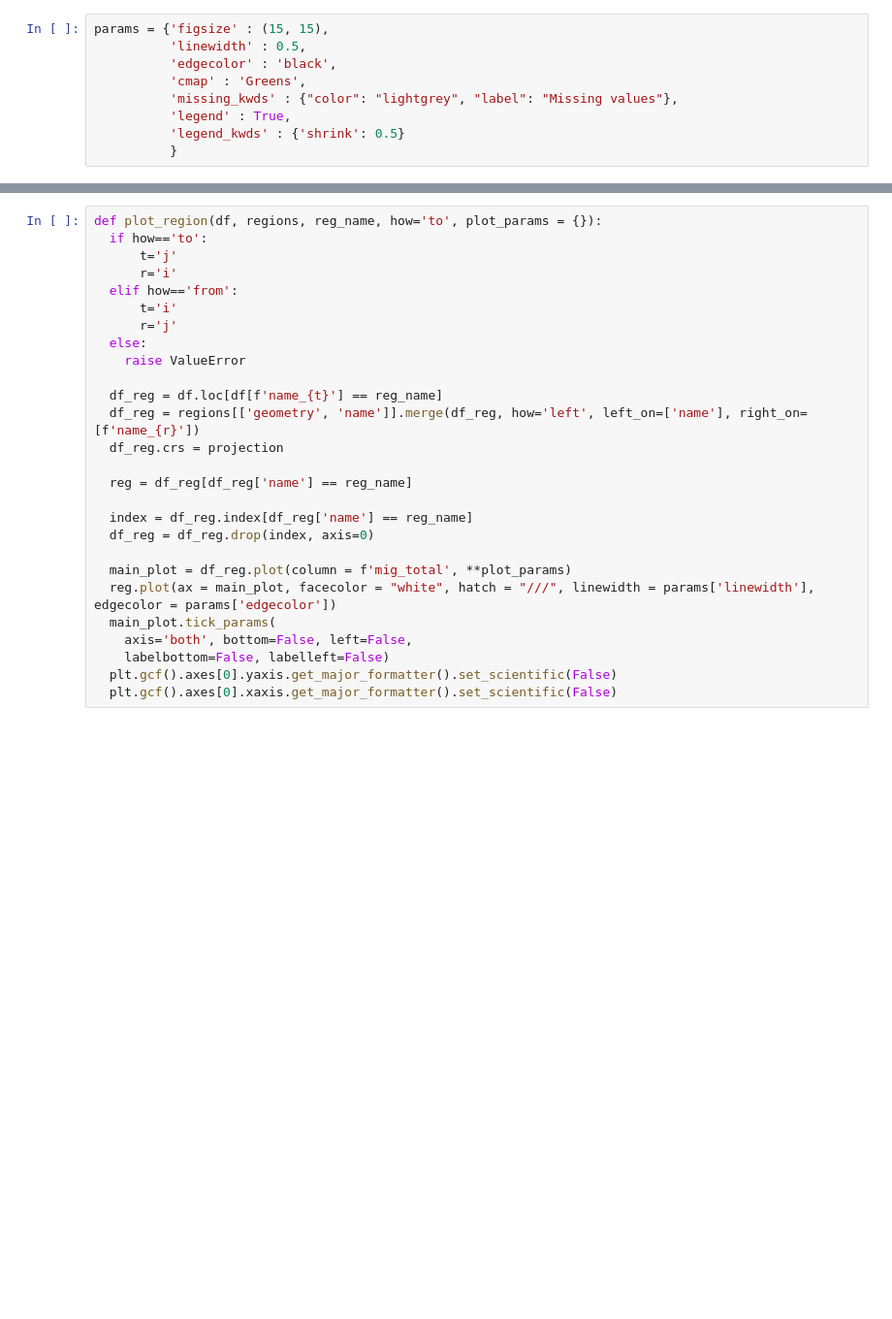
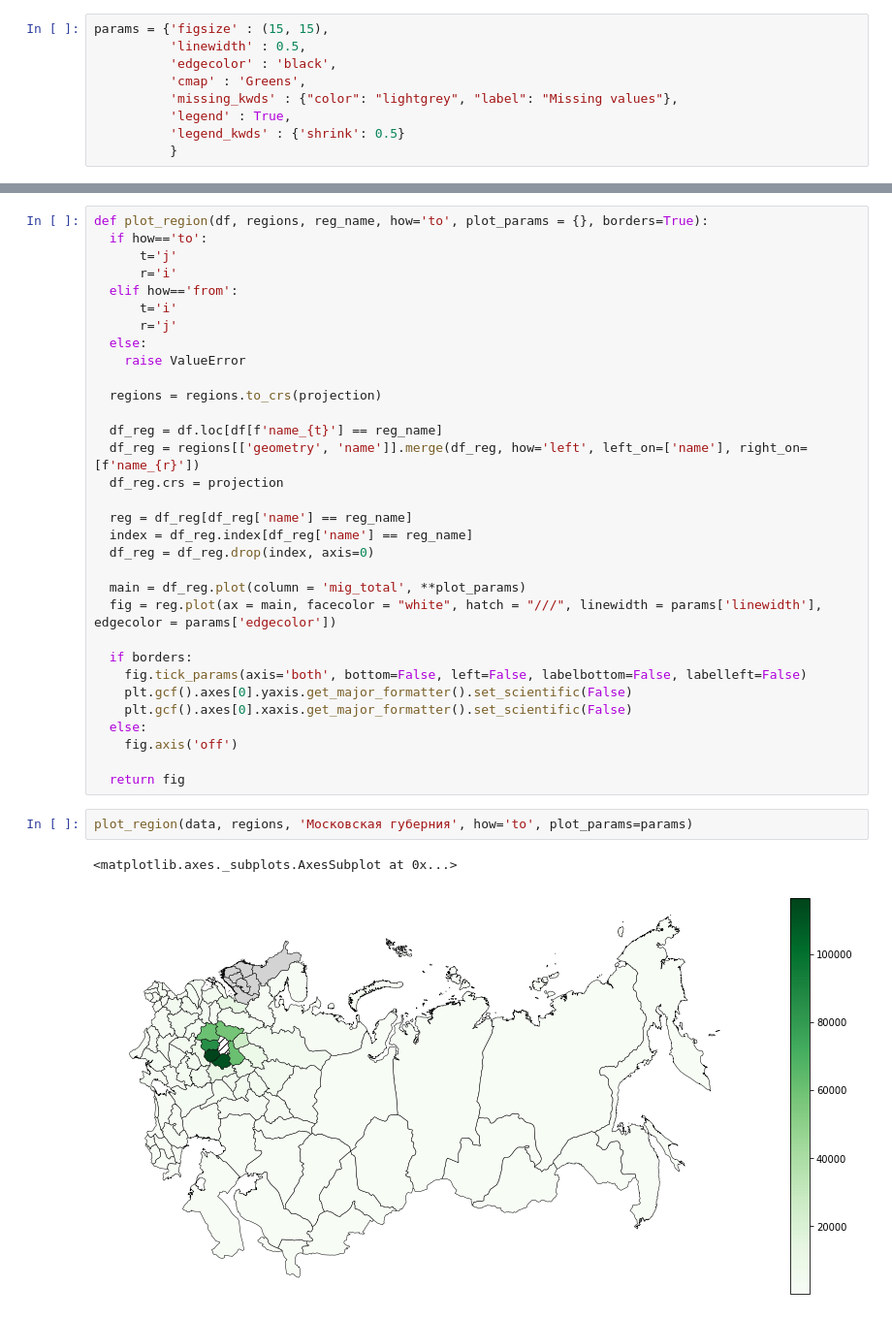
Before and after one commit to fant0md/empire-migrations-coursework, a Jupyter notebook: maps-summaries.ipynb, the cells around one changed output, grey strips where cells are left out. Shown at 97% size. Drawn from its saved outputs; the diff is of its cells as text; blank space fills up the shorter version.

```diff
--- a/maps-summaries.ipynb
+++ b/maps-summaries.ipynb
@@ -60,5 +69,5 @@ plt.gcf().axes[0].xaxis.get_major_formatter().set_scientific(False)
 # %%
-def plot_region(df, regions, reg_name, how='to', plot_params = {}):
+def plot_region(df, regions, reg_name, how='to', plot_params = {}, borders=True):
   if how=='to':
       t='j'
       r='i'
@@ -68,19 +77,29 @@ def plot_region(df, regions, reg_name, how='to', plot_params = {}):
   else:
     raise ValueError
 
+  regions = regions.to_crs(projection)
+
   df_reg = df.loc[df[f'name_{t}'] == reg_name]
   df_reg = regions[['geometry', 'name']].merge(df_reg, how='left', left_on=['name'], right_on=[f'name_{r}'])
   df_reg.crs = projection
 
   reg = df_reg[df_reg['name'] == reg_name]
-
   index = df_reg.index[df_reg['name'] == reg_name]
   df_reg = df_reg.drop(index, axis=0)
 
-  main_plot = df_reg.plot(column = f'mig_total', **plot_params)
-  reg.plot(ax = main_plot, facecolor = "white", hatch = "///", linewidth = params['linewidth'], edgecolor = params['edgecolor'])
-  main_plot.tick_params(
-    axis='both', bottom=False, left=False,
-    labelbottom=False, labelleft=False)
-  plt.gcf().axes[0].yaxis.get_major_formatter().set_scientific(False)
-  plt.gcf().axes[0].xaxis.get_major_formatter().set_scientific(False)
+  main = df_reg.plot(column = 'mig_total', **plot_params)
+  fig = reg.plot(ax = main, facecolor = "white", hatch = "///", linewidth = params['linewidth'], edgecolor = params['edgecolor'])
+
+  if borders:
+    fig.tick_params(axis='both', bottom=False, left=False, labelbottom=False, labelleft=False)
+    plt.gcf().axes[0].yaxis.get_major_formatter().set_scientific(False)
+    plt.gcf().axes[0].xaxis.get_major_formatter().set_scientific(False)
+  else:
+    fig.axis('off')
+
+  return fig
+# %%
+plot_region(data, regions, 'Московская губерния', how='to', plot_params=params)
+# %% [output]
+<matplotlib.axes._subplots.AxesSubplot at 0x...>
+[figure, added]
```
Also changed, not shown: parts of 27 cells of this notebook.
